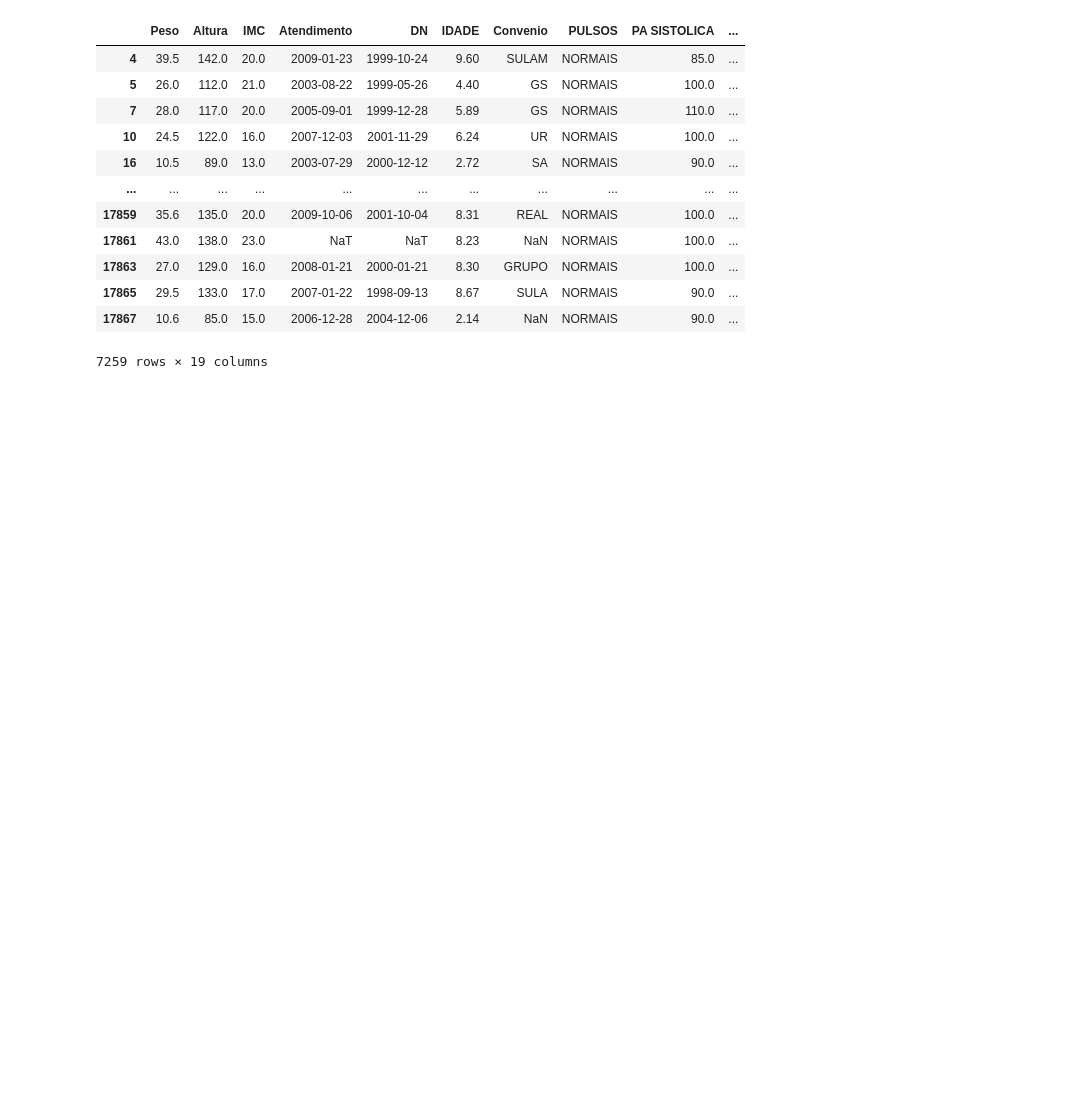
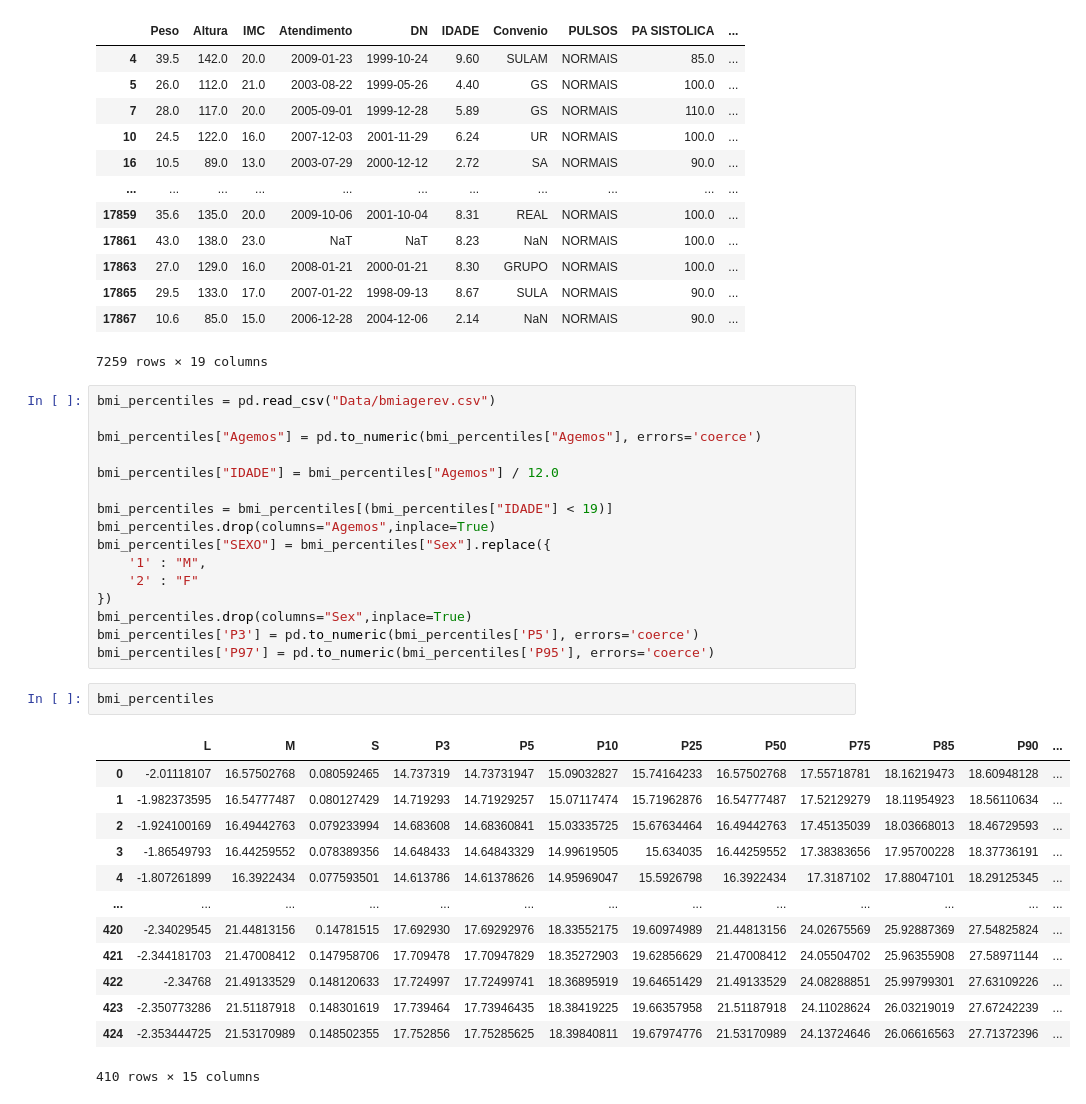
Before and after one commit to Proenca13/Project_FDS, a Jupyter notebook: PredictingCardiacDiseasesChildren.ipynb, the cells around one changed output. Saved outputs shown, nothing was run; the diff lists cells and outputs as text; blank space fills up the shorter version.

```diff
--- a/PredictingCardiacDiseasesChildren.ipynb
+++ b/PredictingCardiacDiseasesChildren.ipynb
@@ -423,3 +423,35 @@ df
 | 17865 | 29.5 | 133.0 | 17.0 | 2007-01-22 | 1998-09-13 | 8.67 | SULA | NORMAIS | 90.0 | ... |
 | 17867 | 10.6 | 85.0 | 15.0 | 2006-12-28 | 2004-12-06 | 2.14 | NaN | NORMAIS | 90.0 | ... |
 7259 rows × 19 columns
+# %%
+bmi_percentiles = pd.read_csv("Data/bmiagerev.csv")
+
+bmi_percentiles["Agemos"] = pd.to_numeric(bmi_percentiles["Agemos"], errors='coerce')
+
+bmi_percentiles["IDADE"] = bmi_percentiles["Agemos"] / 12.0
+
+bmi_percentiles = bmi_percentiles[(bmi_percentiles["IDADE"] < 19)]
+bmi_percentiles.drop(columns="Agemos",inplace=True)
+bmi_percentiles["SEXO"] = bmi_percentiles["Sex"].replace({
+    '1' : "M",
+    '2' : "F"
+})
+bmi_percentiles.drop(columns="Sex",inplace=True)
+bmi_percentiles['P3'] = pd.to_numeric(bmi_percentiles['P5'], errors='coerce')
+bmi_percentiles['P97'] = pd.to_numeric(bmi_percentiles['P95'], errors='coerce')
+# %%
+bmi_percentiles
+# %% [output]
+|  | L | M | S | P3 | P5 | P10 | P25 | P50 | P75 | P85 | P90 | ... |
+| 0 | -2.01118107 | 16.57502768 | 0.080592465 | 14.737319 | 14.73731947 | 15.09032827 | 15.74164233 | 16.57502768 | 17.55718781 | 18.16219473 | 18.60948128 | ... |
+| 1 | -1.982373595 | 16.54777487 | 0.080127429 | 14.719293 | 14.71929257 | 15.07117474 | 15.71962876 | 16.54777487 | 17.52129279 | 18.11954923 | 18.56110634 | ... |
+| 2 | -1.924100169 | 16.49442763 | 0.079233994 | 14.683608 | 14.68360841 | 15.03335725 | 15.67634464 | 16.49442763 | 17.45135039 | 18.03668013 | 18.46729593 | ... |
+| 3 | -1.86549793 | 16.44259552 | 0.078389356 | 14.648433 | 14.64843329 | 14.99619505 | 15.634035 | 16.44259552 | 17.38383656 | 17.95700228 | 18.37736191 | ... |
+| 4 | -1.807261899 | 16.3922434 | 0.077593501 | 14.613786 | 14.61378626 | 14.95969047 | 15.5926798 | 16.3922434 | 17.3187102 | 17.88047101 | 18.29125345 | ... |
+| ... | ... | ... | ... | ... | ... | ... | ... | ... | ... | ... | ... | ... |
+| 420 | -2.34029545 | 21.44813156 | 0.14781515 | 17.692930 | 17.69292976 | 18.33552175 | 19.60974989 | 21.44813156 | 24.02675569 | 25.92887369 | 27.54825824 | ... |
+| 421 | -2.344181703 | 21.47008412 | 0.147958706 | 17.709478 | 17.70947829 | 18.35272903 | 19.62856629 | 21.47008412 | 24.05504702 | 25.96355908 | 27.58971144 | ... |
+| 422 | -2.34768 | 21.49133529 | 0.148120633 | 17.724997 | 17.72499741 | 18.36895919 | 19.64651429 | 21.49133529 | 24.08288851 | 25.99799301 | 27.63109226 | ... |
+| 423 | -2.350773286 | 21.51187918 | 0.148301619 | 17.739464 | 17.73946435 | 18.38419225 | 19.66357958 | 21.51187918 | 24.11028624 | 26.03219019 | 27.67242239 | ... |
+| 424 | -2.353444725 | 21.53170989 | 0.148502355 | 17.752856 | 17.75285625 | 18.39840811 | 19.67974776 | 21.53170989 | 24.13724646 | 26.06616563 | 27.71372396 | ... |
+410 rows × 15 columns
```
Also changed, not shown: parts of 4 cells of this notebook.
